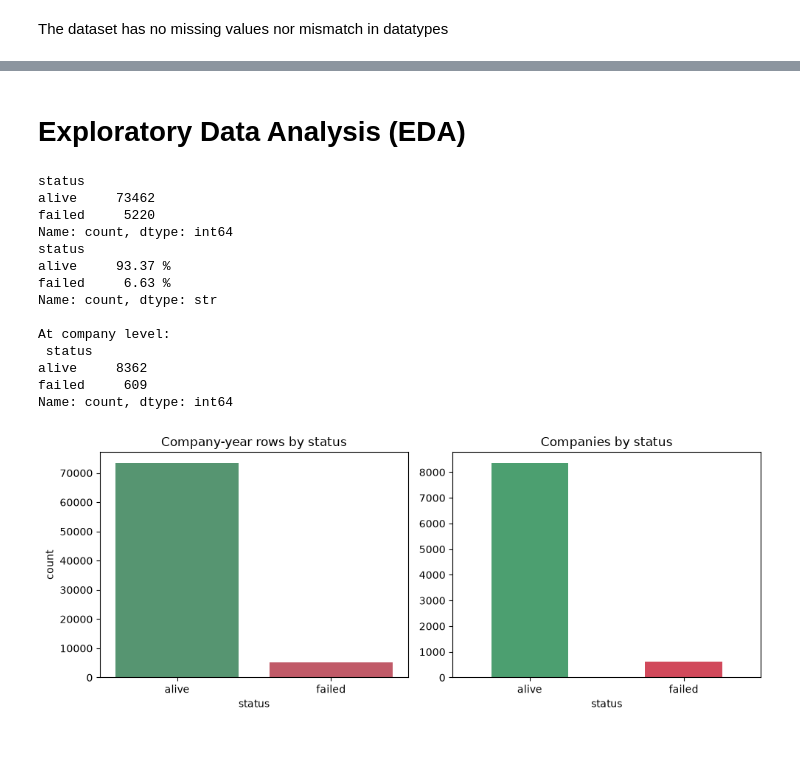
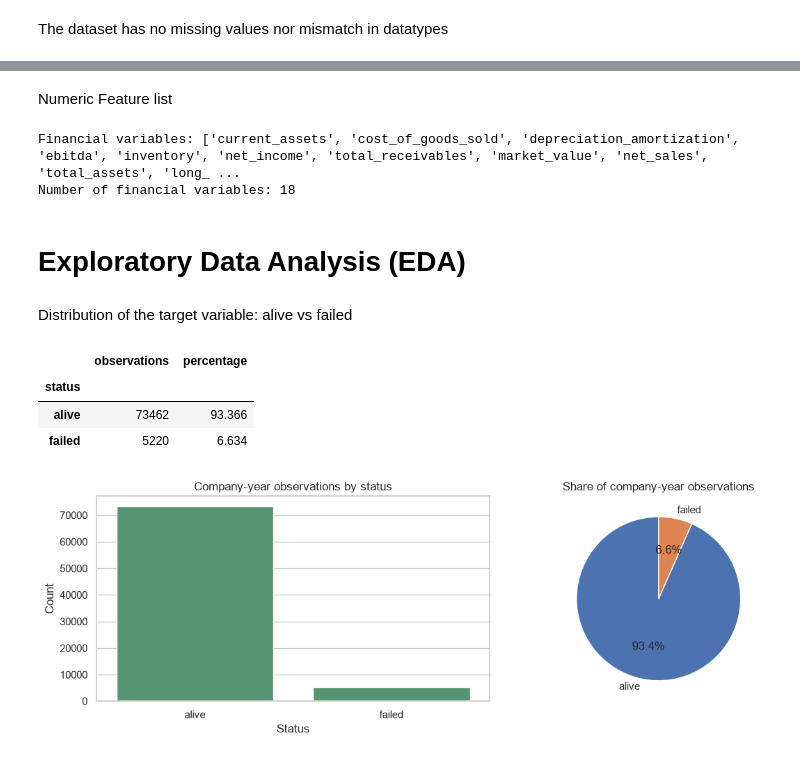
Before and after one commit to iscreamcodes/Bankrupcy_prediction, a Jupyter notebook: prediction.ipynb, the cells around one changed output, grey strips where cells are left out. Drawn from its saved outputs; the diff is of its cells as text; code cells hidden in the pictures.

```diff
--- a/prediction.ipynb
+++ b/prediction.ipynb
@@ -107,5 +119,9 @@ column_names = {
 }
 
 df = df.rename(columns=column_names)
+df["status"] = df["status"].astype("string").str.strip().str.lower()
+print("Columns:", df.columns.tolist())
+print("Status labels:", df["status"].value_counts(dropna=False).to_dict())
+display(df.head())
 df.head()
 # %% [output]
@@ -163,34 +281,42 @@ Length: 8971, dtype: str
+# %% [markdown]
+Numeric Feature list
+# %%
+identifier_columns = ["company_name", "status"]
+target_column = "status"
+numeric_columns = df.select_dtypes(include=np.number).columns.tolist()
+financial_columns = [c for c in numeric_columns if c != "year"]
+
+print("Financial variables:", financial_columns)
+print("Number of financial variables:", len(financial_columns))
+# %% [output]
+Financial variables: ['current_assets', 'cost_of_goods_sold', 'depreciation_amortization', 'ebitda', 'inventory', 'net_income', 'total_receivables', 'market_value', 'net_sales', 'total_assets', 'long_ ...
+Number of financial variables: 18
 # %% [markdown]
 # Exploratory Data Analysis (EDA)
-# %%
-counts = df["status"].value_counts()
-print(count)
-print((counts / len(df) * 100).round(2).astype(str) + " %")
-
-company_status = df.groupby("company_name")["status"].first().value_counts()
-print("\nAt company level:\n", company_status)
-
-fig, ax = plt.subplots(1, 2, figsize=(10, 4))
-sns.countplot(data=df, x="status", ax=ax[0], palette=["#4C9F70", "#D1495B"], hue="status", legend=False)
-ax[0].set_title("Company-year rows by status")
-company_status.plot(kind="bar", ax=ax[1], color=["#4C9F70", "#D1495B"])
-ax[1].set_title("Companies by status")
-ax[1].tick_params(axis="x", rotation=0)
-plt.tight_layout()
-plt.show()
-# %% [output]
-status
-alive     73462
-failed     5220
-Name: count, dtype: int64
-status
-alive     93.37 %
-failed     6.63 %
-Name: count, dtype: str
-
-At company level:
- status
-alive     8362
-failed     609
-Name: count, dtype: int64
-[figure, removed]
+# %% [markdown]
+Distribution of the target variable: alive vs failed
+# %%
+status_counts = df["status"].value_counts()
+status_percentages = df["status"].value_counts(normalize=True).mul(100)
+
+status_summary = pd.DataFrame({
+    "observations": status_counts,
+    "percentage": status_percentages
+})
+display(status_summary)
+
+fig, axes = plt.subplots(1, 2, figsize=(12, 4))
+sns.countplot(data=df, x="status", order=["alive", "failed"], color="#4C9F70", ax=axes[0])
+axes[0].set(title="Company-year observations by status", xlabel="Status", ylabel="Count")
+
+axes[1].pie(status_counts, labels=status_counts.index, autopct="%1.1f%%",
+             startangle=90, wedgeprops={"edgecolor": "white"})
+axes[1].set_title("Share of company-year observations")
+plt.tight_layout()
+plt.show()
+# %% [output]
+|  | observations | percentage |
+| status |  |  |
+| alive | 73462 | 93.366 |
+| failed | 5220 | 6.634 |
+[figure, added]
```
Also changed, not shown: parts of 91 cells of this notebook, 1 other file.
